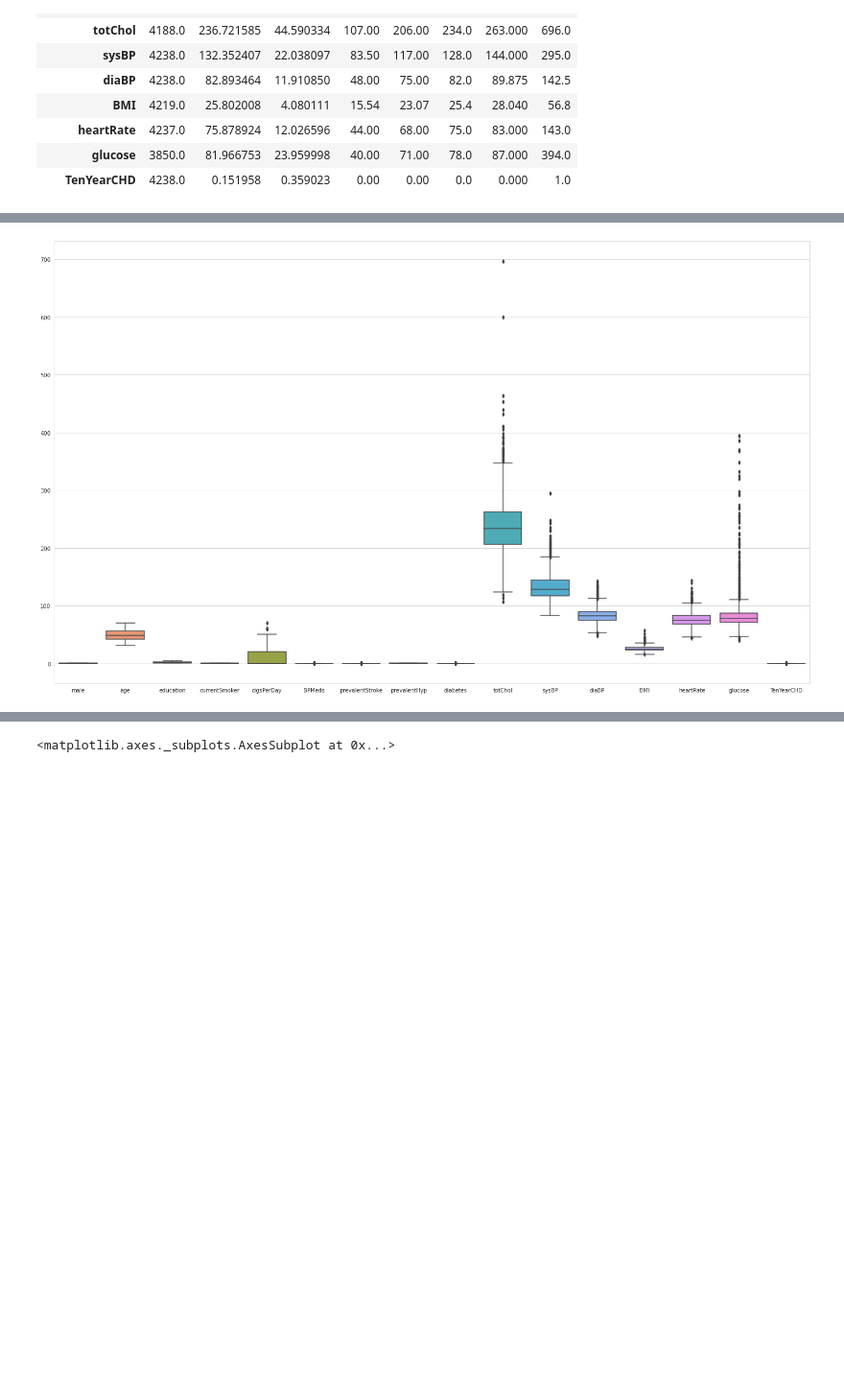
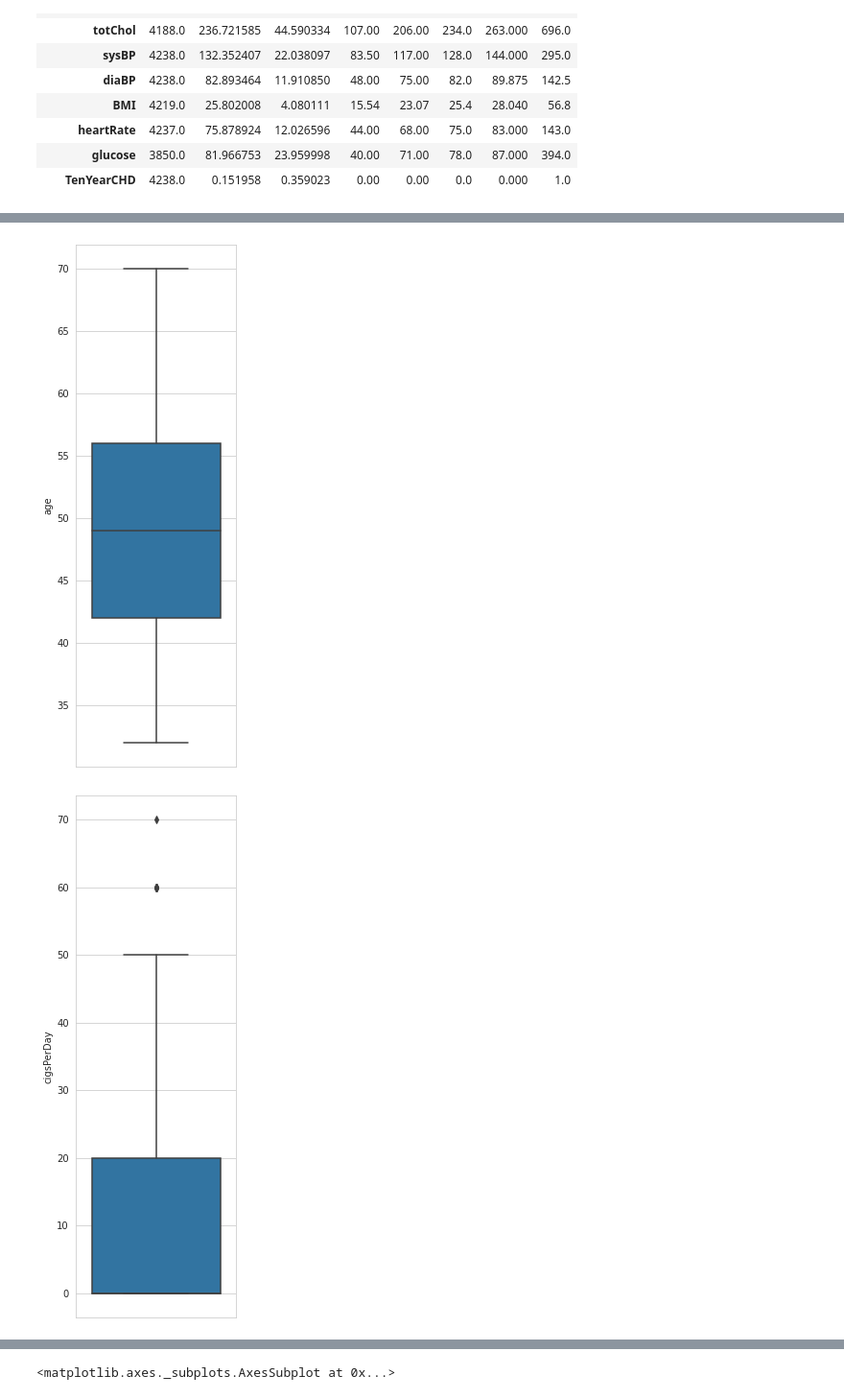
Before and after one commit to natek91/Capstone, a Jupyter notebook: InitialCode.ipynb, the cells around one changed output, grey strips where cells are left out. Shown at 96% size. Cells and saved outputs as stored; diff of their text form; code cells hidden in the pictures; blank space fills up the shorter version.

```diff
--- a/InitialCode.ipynb
+++ b/InitialCode.ipynb
@@ -144,0 +171,11 @@ df.describe().transpose()
+# %%
+# show distribution graphs for all numerical features (continous)
+
+df_contin = ['age', 'cigsPerDay', 'totChol', 'sysBP', 'diaBP', 'BMI', 'heartRate', 'glucose']
+
+# for loop to display all selected features in df_nominal
+
+for x in df_contin:
+    plt.figure(figsize = (10,5))
+    sb.distplot(df[x], bins = 100)
+    plt.show()
@@ -145,8 +191,13 @@ df.describe().transpose()
 # %%
-# create and show a set of boxplots for each feature
-plt.figure(figsize=(25,15))
-sb.set_style("whitegrid")
-sb.boxplot(data = df)
-plt.show()
+# create and show a set of boxplots for each numerical feature
+
+# ['age', 'cigsPerDay', 'totChol', 'sysBP', 'diaBP', 'BMI', 'heartRate', 'glucose']
+
+for i in df_contin:
+    plt.figure(figsize=(3,10))
+    sb.set_style("whitegrid")
+    sb.boxplot(y = df[i])
+    plt.show()
 # %% [output]
-[figure, old version]
+[figure, new version]
+[figure, added]
```
Also changed, not shown: parts of 10 cells of this notebook.
